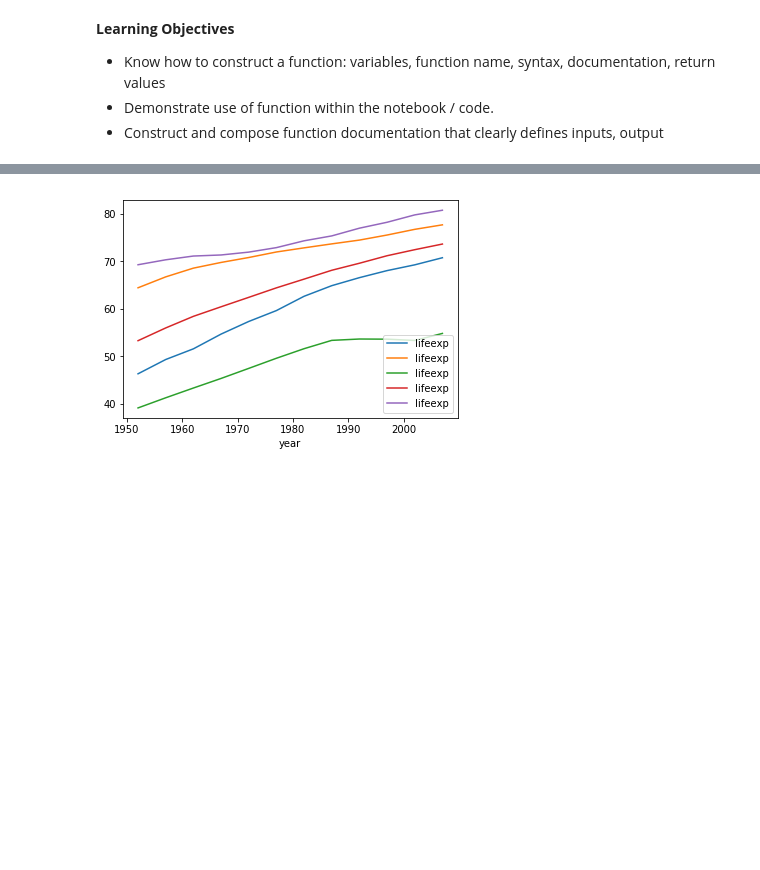
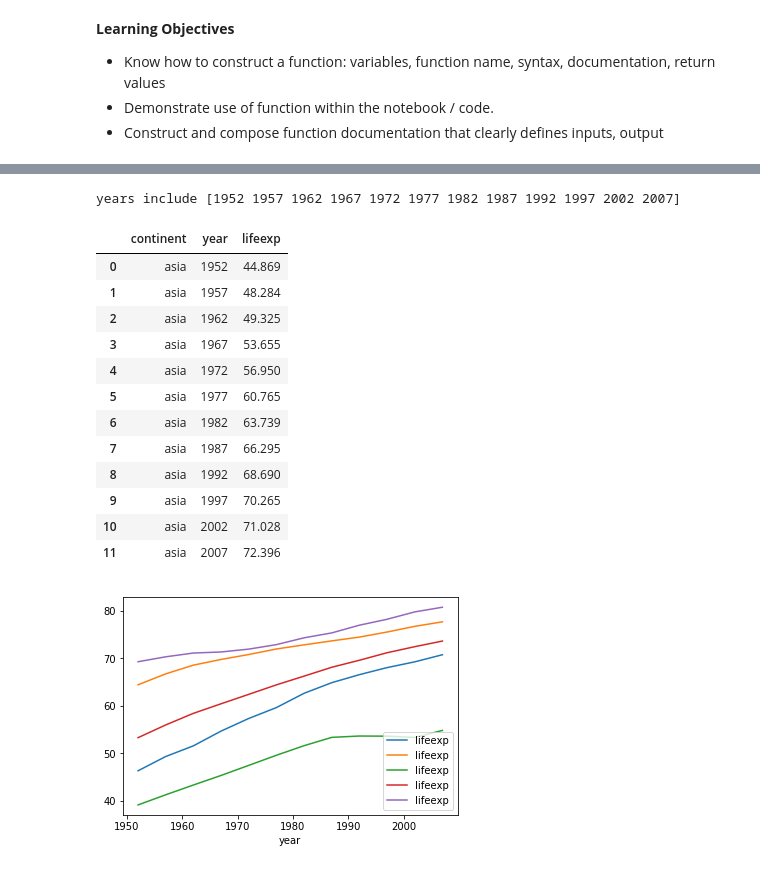
Before and after one commit to Reproducible-Science-Curriculum/automation-RR-Jupyter, a Jupyter notebook: notebooks/Automation_Lesson1_Intro_Instructor_Notes.ipynb, the cells around one changed output, grey strips where cells are left out. Cells and saved outputs as stored; diff of their text form; code cells hidden in the pictures; blank space fills up the shorter version.

```diff
--- a/notebooks/Automation_Lesson1_Intro_Instructor_Notes.ipynb
+++ b/notebooks/Automation_Lesson1_Intro_Instructor_Notes.ipynb
@@ -262,0 +380,33 @@ def calculate_statistic_over_time(data, category, continent, func):
+# %%
+def calculate_statistic_over_time(data, category, continent, func):
+    """calculate values of a statistic through time
+
+    Args:
+        data: a data frame
+        category: one of the column headers of the data frame (e.g. 'lifeexp')
+        continent: possible value of the continent column of that data frame (e.g. 'asia')
+        func: the funtion to apply to data values (e.g. np.mean)
+
+    Returns:
+        a summary table of value per year.
+
+    """
+    # Create a mask that selects the continent of choice
+    assert continent in data['continent'].unique()
+    mask_continent = data['continent'] == continent
+    data_continent = data[mask_continent]
+
+    # Loop through years and calculate the statistic of interest
+    years = data_continent['year'].unique()
+    if VERBOSE:
+        print("years include", years)
+    summary = []
+    for year in years:
+        mask_year = data_continent['year'] == year
+        data_year = data_continent[mask_year]
+        value = func(data_year[category])
+        summary.append((continent, year, value))
+
+    # Turn the summary into a dataframe so that we can visualize easily
+    summary = pd.DataFrame(summary, columns=['continent', 'year', category])
+    return summary
@@ -263 +415,19 @@ def calculate_statistic_over_time(data, category, continent, func):
+# %%
+VERBOSE = 1
+calculate_statistic_over_time(df, "lifeexp", "asia", np.median)
+# %% [output]
+years include [1952 1957 1962 1967 1972 1977 1982 1987 1992 1997 2002 2007]
+|  | continent | year | lifeexp |
+| 0 | asia | 1952 | 44.869 |
+| 1 | asia | 1957 | 48.284 |
+| 2 | asia | 1962 | 49.325 |
+| 3 | asia | 1967 | 53.655 |
+| 4 | asia | 1972 | 56.950 |
+| 5 | asia | 1977 | 60.765 |
+| 6 | asia | 1982 | 63.739 |
+| 7 | asia | 1987 | 66.295 |
+| 8 | asia | 1992 | 68.690 |
+| 9 | asia | 1997 | 70.265 |
+| 10 | asia | 2002 | 71.028 |
+| 11 | asia | 2007 | 72.396 |
 # %%
```
Also changed, not shown: parts of 27 cells of this notebook.
